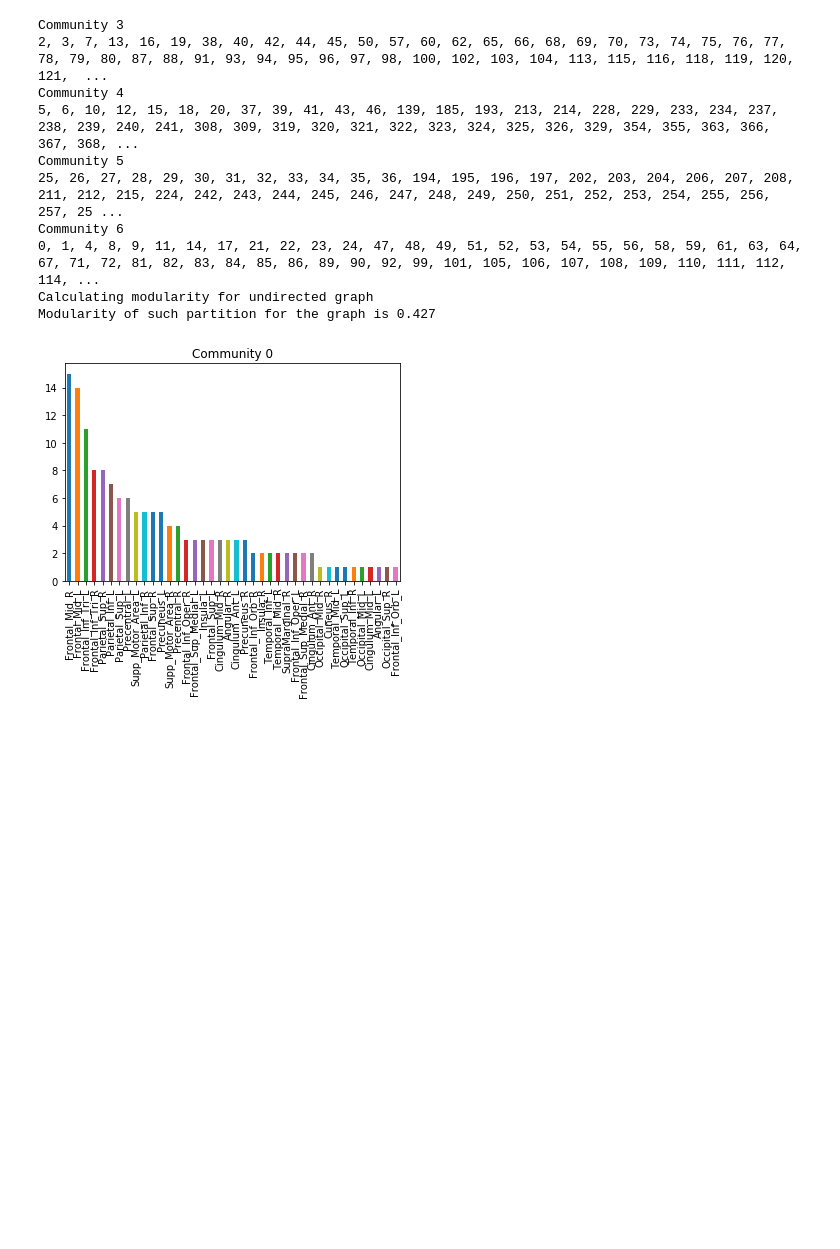
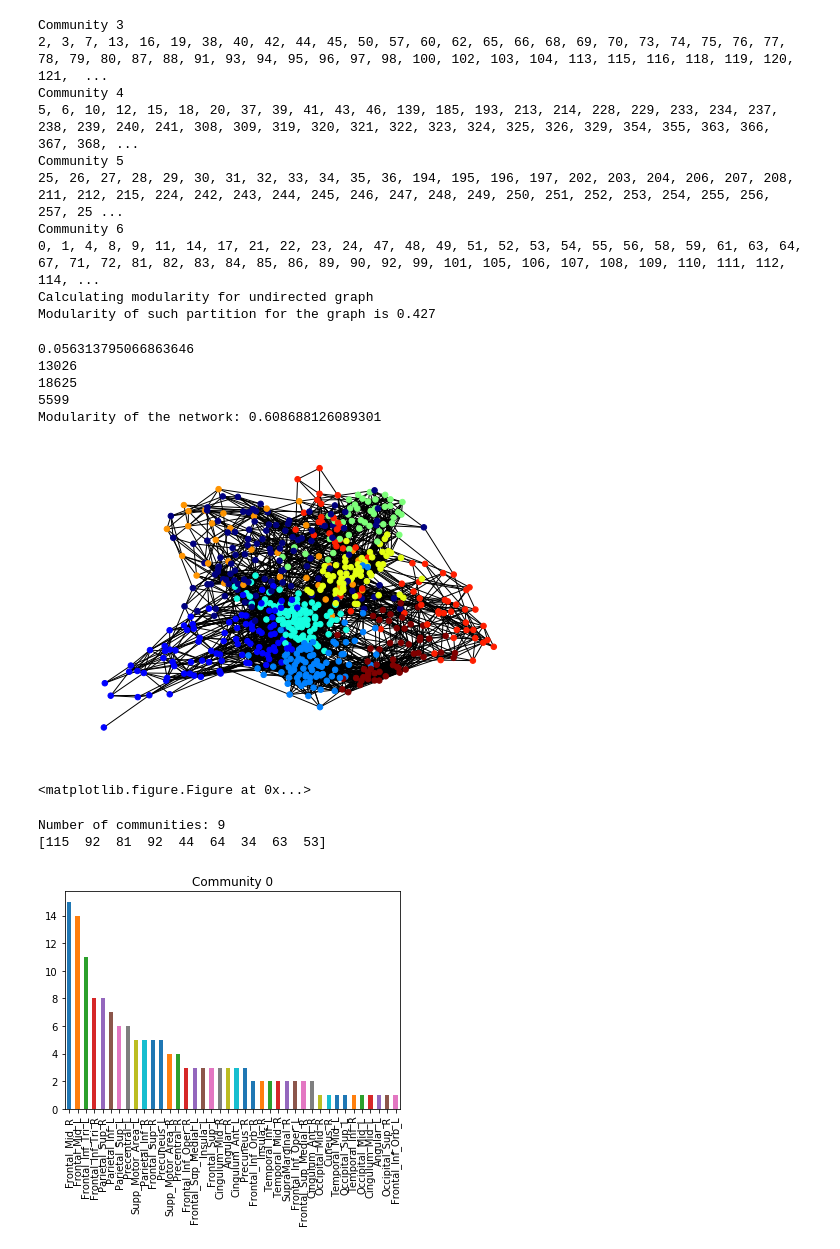
Before and after one commit to andreiarog/RC_project2, a Jupyter notebook: project_2_redes_complexas_brain.ipynb, the cells around one changed output. Saved outputs shown, nothing was run; the diff lists cells and outputs as text; code cells hidden in the pictures; blank space fills up the shorter version.

```diff
--- a/project_2_redes_complexas_brain.ipynb
+++ b/project_2_redes_complexas_brain.ipynb
@@ -285,3 +334,51 @@ Modularity of such partition for the graph is 0.427
+# %%
+#Test communities obtained by Louvain method considering only edges with
+
+#to define threshold for weight
+def averageWeight(G):
+    sum_weight = 0
+    for u, v, w in G.edges(data = 'weight'):
+        sum_weight += w
+    E = G.number_of_edges()
+    av_weight = sum_weight/E
+    return av_weight
+
+def processGraph(G, av_weight):
+    threshold = av_weight
+    print(threshold)
+    list = []
+    for u, v, w in G.edges(data = 'weight'):
+        if (w < threshold):
+           list.append((u,v))
+    print(len(list))
+    print(G.number_of_edges())
+    G.remove_edges_from(list)
+    print(G.number_of_edges())
+
+    return G
+
+av_weight = averageWeight(G)
+#processedG = processGraph(G,av_weight)
+#partitions_louvain, comm_louvain= communities(processedG)
+#partitions_louvain, comm_louvain= communities(G)
+
+#arising of giant component -> quando é que quebra -> distribuiçao de componentes -> indica threshold, um pouco abaixo do breaking point
+#rede com igual distribuiçao mas links aleatorios -> aplicar e ver modularidade (gerar null model)
+#rede igual excepto nos padroes de conectividade rewiring model networkx
+#comparação com este null model!
+# distribuiçao de degree pode ser forte para APL ser igual -> sempre small world
+#-> se der igual modularidade efeito da degree distribution e nao da densidade do grafo
+#modularidade baixa devido a densidade do grafo (menos sparse do que normal para small world ) se modularidade do null model for mais baixa que a nossa
+# %% [output]
+0.056313795066863646
+13026
+18625
+5599
+Modularity of the network: 0.608688126089301
+[figure, added]
+<matplotlib.figure.Figure at 0x...>
+Number of communities: 9
+[115  92  81  92  44  64  34  63  53]
 # %%
 import igraph as ig
 from igraph import *
```
Also changed, not shown: parts of 5 cells of this notebook, 1 other file.
